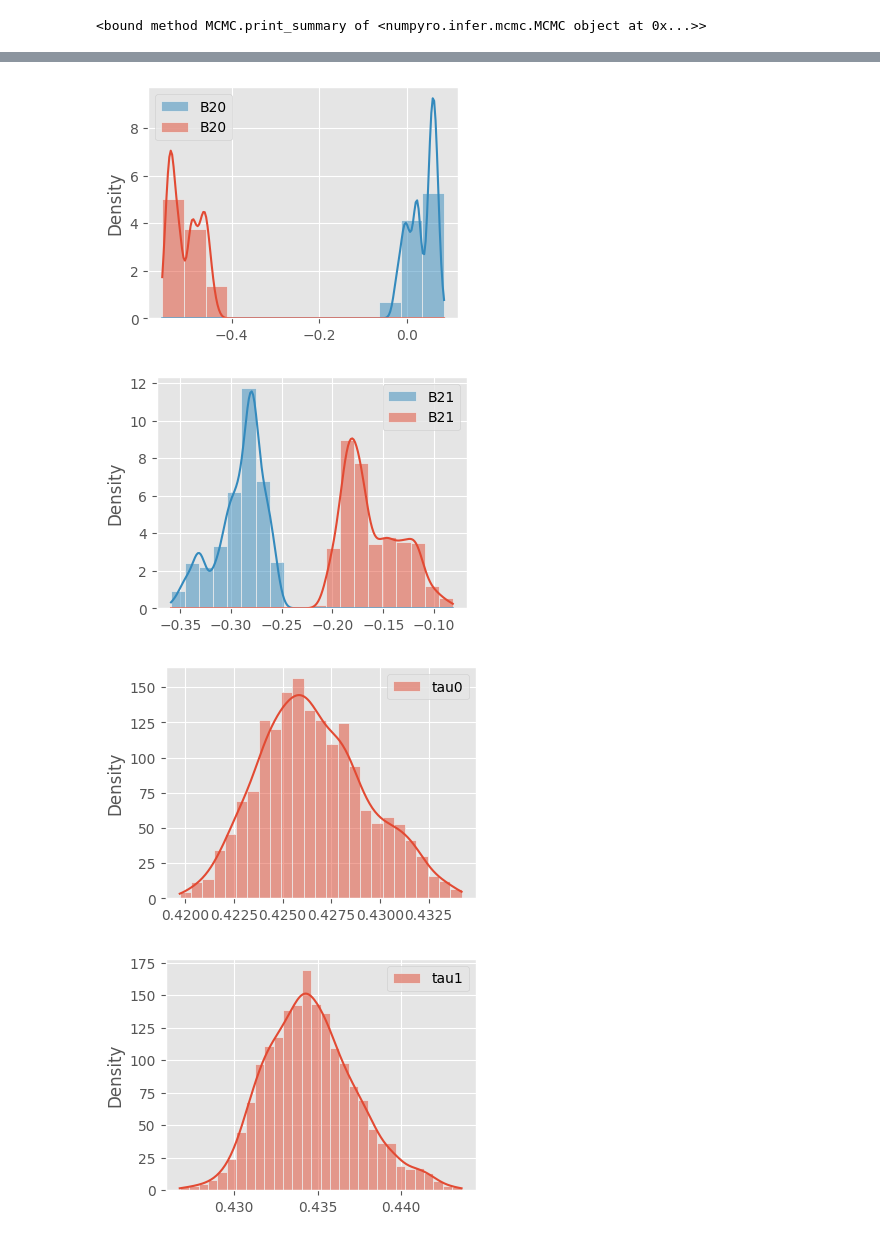
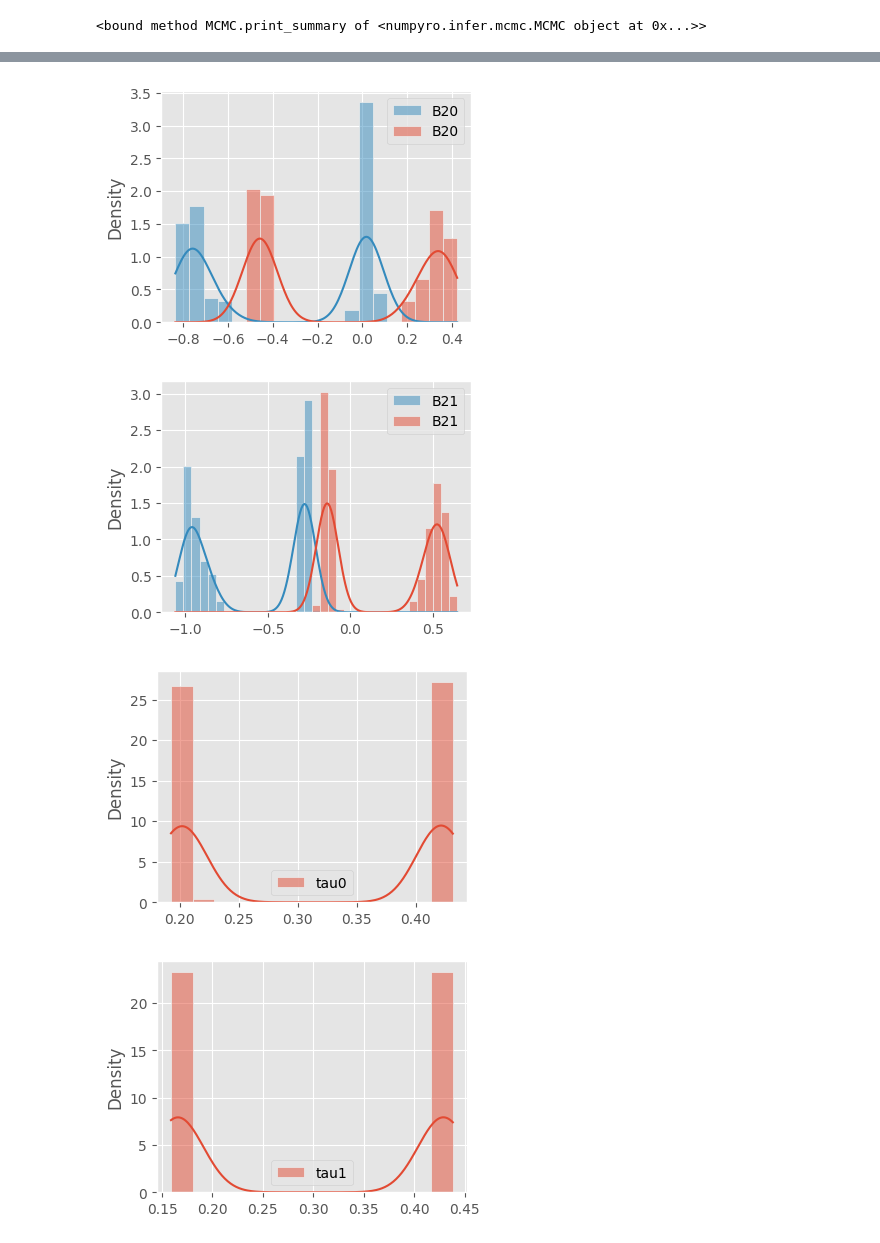
Before and after one commit to SorenBlattBendtsen/model_based, a Jupyter notebook: temporalModel.ipynb, the cells around one changed output, grey strips where cells are left out. Cells and saved outputs as stored; diff of their text form; code cells hidden in the pictures.

```diff
--- a/temporalModel.ipynb
+++ b/temporalModel.ipynb
@@ -260,6 +269,9 @@ for biddingZone in uniqueBiddingZones[:2]:
 
 df_new = df_new.loc[:, df_new.nunique() != 1]
 
+df_new = cyclical_transformation(df_new)
+#price = cyclical_transformation(price)
+
 df_new["Timestamp"] = pd.to_datetime(df_new["Timestamp"])
 df_new.set_index("Timestamp", inplace=True)
 price["Timestamp"] = pd.to_datetime(price["Timestamp"])
@@ -302,7 +314,7 @@ T_forecast = len(y_test)
 
 # Remove first two input values since we use an AR(2) model
 x = pd.concat([X_train[2:], X_test]).to_numpy()
-x = x[:,:5] # only use first 5 parameters
+#x = x[:,:5] # only use first 5 parameters
 y = y_train.to_numpy()
 
 N,D = x.shape
@@ -358,7 +370,7 @@ def model(T, T_forecast, x_t, obs=None):
     h_prev2 = numpyro.sample("h_prev2", dist.Normal(loc=jnp.zeros(M), scale=0.1 * jnp.ones(M)))
 
     # LKJ prior
-    L_Omega = numpyro.sample("L_Omega", dist.LKJCholesky(M, 10.))
+    L_Omega = numpyro.sample("L_Omega", dist.LKJCholesky(M, 1.))
     Sigma_lower = jnp.matmul(jnp.diag(jnp.sqrt(tau)), L_Omega)
     noises_t = numpyro.sample("noises_t", dist.MultivariateNormal(loc=jnp.zeros(M), scale_tril=Sigma_lower), sample_shape=(T+T_forecast-2,))
 
@@ -371,6 +383,9 @@ def model(T, T_forecast, x_t, obs=None):
     carry, hs_exp = lax.scan(f, carry, input_t, T+T_forecast-2)
     h_collection = jnp.concatenate((jnp.array(h_collection), hs_exp), axis=0)
 
+    # replace NaN with zeros
+    #h_collection = jnp.nan_to_num(h_collection, nan=0.0)
+
     R = sigma*jnp.eye(M)
 
     # Sample observed and missing values
@@ -386,7 +401,7 @@ def model(T, T_forecast, x_t, obs=None):
 rng_key = random.PRNGKey(0)
 rng_key, rng_key_ = random.split(rng_key)
 nuts_kernel = NUTS(model=model)
-mcmc = MCMC(nuts_kernel, num_samples=1000, num_warmup=500, num_chains=2)
+mcmc = MCMC(nuts_kernel, num_samples=2000, num_warmup=1000, num_chains=2)
 mcmc.run(rng_key_, T=T, T_forecast=T_forecast,
          x_t=x, obs=y)
 # %%
@@ -396,12 +411,17 @@ mcmc.print_summary
 # %%
 hmc_samples = {k: v for k, v in mcmc.get_samples().items()}
 # %%
-nodes = ["B1", "B2", "tau"]
+nodes = ["B1", "B2", "tau", 'L_Omega']
 for node in nodes:
-  if node in ("B1", "B2", "tau"):
+  if node in ("B1", "B2", "tau", 'L_Omega'):
     for i in range(M):
       plt.figure(figsize=(4,3))
       sns.histplot(hmc_samples[node][:,i], label=node+"%d"%i, kde=True, stat="density")
       plt.legend()
     plt.show()
+'''  else:
+    plt.figure(figsize=(4,3))
+    sns.histplot(hmc_samples[node], label=node+"%d", kde=True, stat="density")
+    plt.legend()
+    plt.show()'''
 # %% [output]
@@ -410,4 +430,4 @@ for node in nodes:
-[figure, old version]
+[figure, new version]
-[figure, old version]
+[figure, new version]
-[figure, old version]
+[figure, new version]
-[figure, old version]
+[figure, new version]
```
Also changed, not shown: parts of 11 cells of this notebook.
